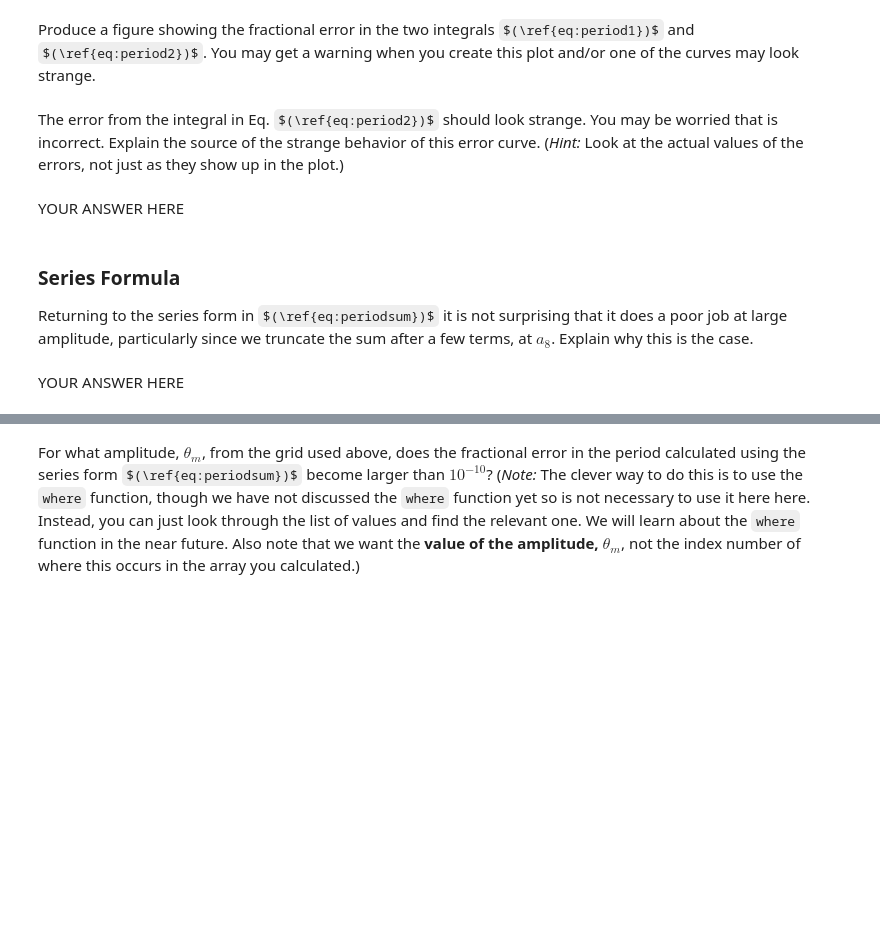
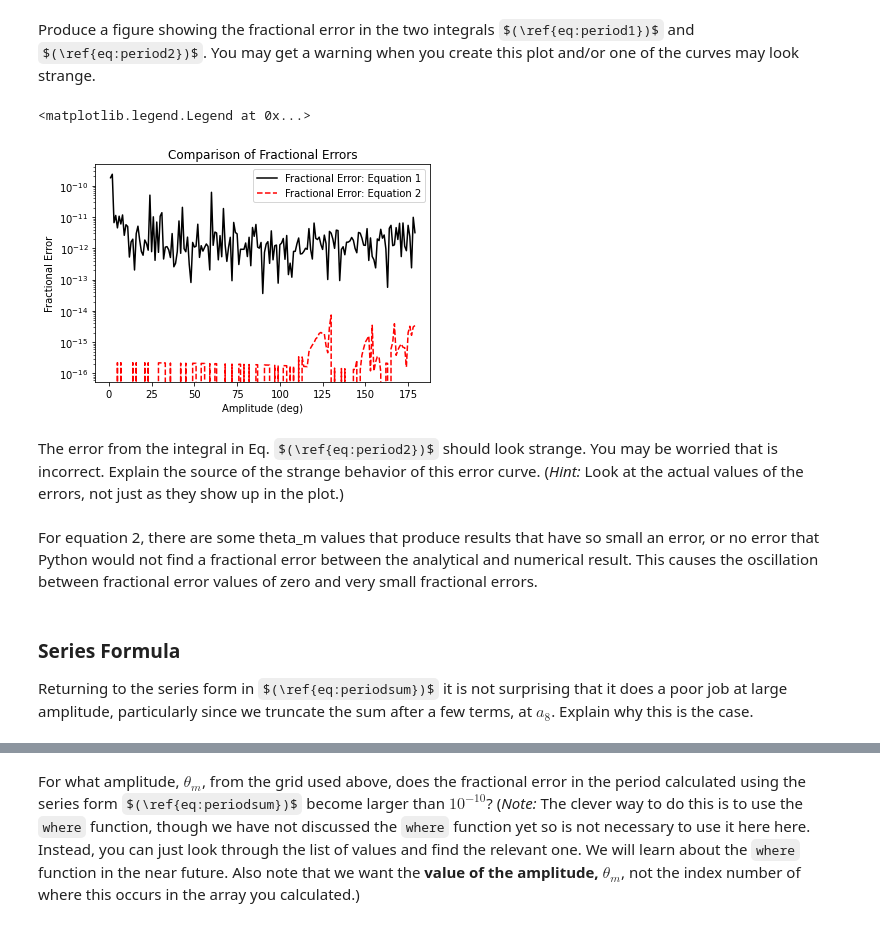
Before and after one commit to Rjames13/p250-spring-2022, a Jupyter notebook: labs/Lab04.ipynb, the cells around one changed output, grey strips where cells are left out. Saved outputs shown, nothing was run; the diff lists cells and outputs as text; code cells hidden in the pictures; some formulas as TeX source; blank space fills up the shorter version.

```diff
--- a/labs/Lab04.ipynb
+++ b/labs/Lab04.ipynb
@@ -64,10 +108,22 @@ raise NotImplementedError()
+# %%
+ellipans= (2/np.pi)*sf.ellipk(np.sin(theta_m/2)**2)
+eq1_fracerr= np.abs(ellipans- eq1ans)/ ellipans
+eq2_fracerr= np.abs(ellipans- eq2ans)/ ellipans
+
+plt.semilogy(np.degrees(theta_m), eq1_fracerr, 'k', label='Fractional Error: Equation 1')
+plt.semilogy(np.degrees(theta_m), eq2_fracerr, 'r--', label= 'Fractional Error: Equation 2')
+plt.xlabel('Amplitude (deg)')
+plt.ylabel('Fractional Error')
+plt.title('Comparison of Fractional Errors')
+plt.legend()
+# %% [output]
+<matplotlib.legend.Legend at 0x...>
+[figure, added]
 # %% [markdown]
 The error from the integral in Eq. $(\ref{eq:period2})$ should look strange.  You may be worried that is incorrect.  Explain the source of the strange behavior of this error curve.  (*Hint:* Look at the actual values of the errors, not just as they show up in the plot.)
-# %% [markdown]
-YOUR ANSWER HERE
+# %% [markdown]
+For equation 2, there are some theta_m values that produce results that have so small an error, or no error that Python would not find a fractional error between the analytical and numerical result. This causes the oscillation between fractional error values of zero and very small fractional errors.
 # %% [markdown]
 ### Series Formula
 
 Returning to the series form in $(\ref{eq:periodsum})$ it is not surprising that it does a poor job at large amplitude, particularly since we truncate the sum after a few terms, at $a_8$.  Explain why this is the case.
-# %% [markdown]
-YOUR ANSWER HERE
```
Also changed, not shown: parts of 13 cells of this notebook, 2 other files.
